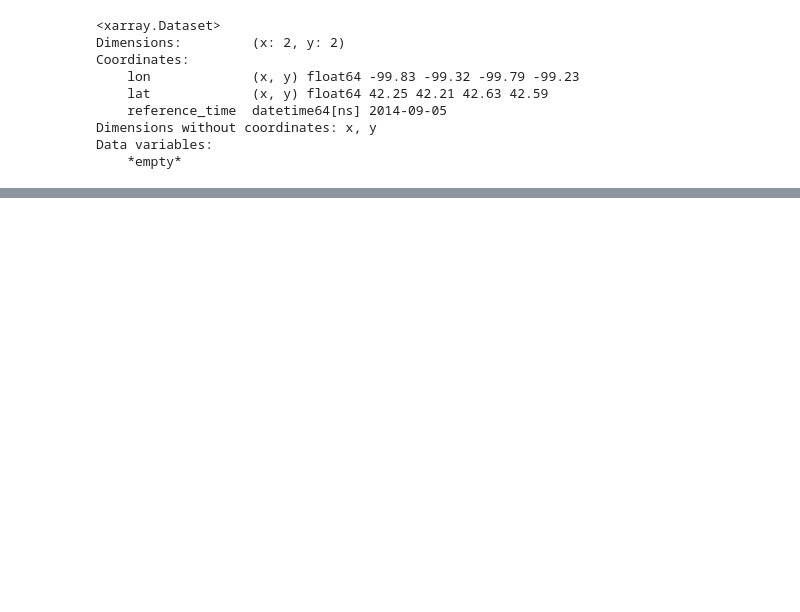
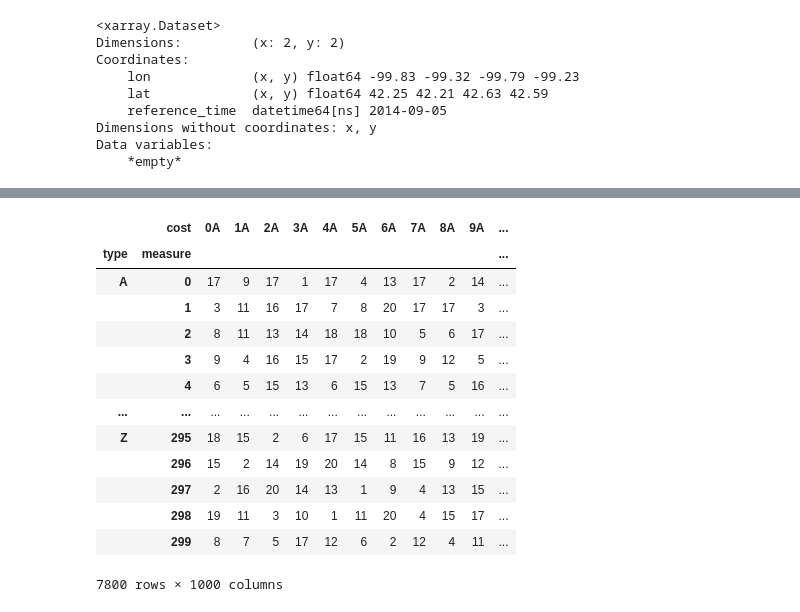
Before and after one commit to trungviet17/Probability_and_Statistic_Simulate_by_Python, a Jupyter notebook: Basic/Xarray.ipynb, the cells around one changed output, grey strips where cells are left out. Drawn from its saved outputs; the diff is of its cells as text; code cells hidden in the pictures; blank space fills up the shorter version.

```diff
--- a/Basic/Xarray.ipynb
+++ b/Basic/Xarray.ipynb
@@ -147,0 +274,13 @@ Data variables:
+# %%
+import random as rd
+n_type = 26
+n_measure = 300
+n_columns = 1000
+
+_data =  [[rd.randint(1,20)  for _ in range(n_columns)] for _ in range(n_type * n_measure)]
+# %%
+midx = pd.MultiIndex.from_product([[chr(x) for x in range(ord('A'), ord('A') + n_type) ],
+                                [i for i in range(n_measure)]])
+df = pd.DataFrame(index = midx,
+        data = _data,
+        columns = [str(x) + 'A' for x in range(n_columns)])
@@ -147,0 +303,19 @@ Data variables:
+# %%
+df.index.set_names(['type','measure'],inplace=True)
+df.columns.set_names(['cost'],inplace=True)
+df
+# %% [output]
+|  | cost | 0A | 1A | 2A | 3A | 4A | 5A | 6A | 7A | 8A | 9A | ... |
+| type | measure |  |  |  |  |  |  |  |  |  |  | ... |
+| A | 0 | 17 | 9 | 17 | 1 | 17 | 4 | 13 | 17 | 2 | 14 | ... |
+|  | 1 | 3 | 11 | 16 | 17 | 7 | 8 | 20 | 17 | 17 | 3 | ... |
+|  | 2 | 8 | 11 | 13 | 14 | 18 | 18 | 10 | 5 | 6 | 17 | ... |
+|  | 3 | 9 | 4 | 16 | 15 | 17 | 2 | 19 | 9 | 12 | 5 | ... |
+|  | 4 | 6 | 5 | 15 | 13 | 6 | 15 | 13 | 7 | 5 | 16 | ... |
+| ... | ... | ... | ... | ... | ... | ... | ... | ... | ... | ... | ... | ... |
+| Z | 295 | 18 | 15 | 2 | 6 | 17 | 15 | 11 | 16 | 13 | 19 | ... |
+|  | 296 | 15 | 2 | 14 | 19 | 20 | 14 | 8 | 15 | 9 | 12 | ... |
+|  | 297 | 2 | 16 | 20 | 14 | 13 | 1 | 9 | 4 | 13 | 15 | ... |
+|  | 298 | 19 | 11 | 3 | 10 | 1 | 11 | 20 | 4 | 15 | 17 | ... |
+|  | 299 | 8 | 7 | 5 | 17 | 12 | 6 | 2 | 12 | 4 | 11 | ... |
+7800 rows × 1000 columns
```
Also changed, not shown: parts of 27 cells of this notebook.
